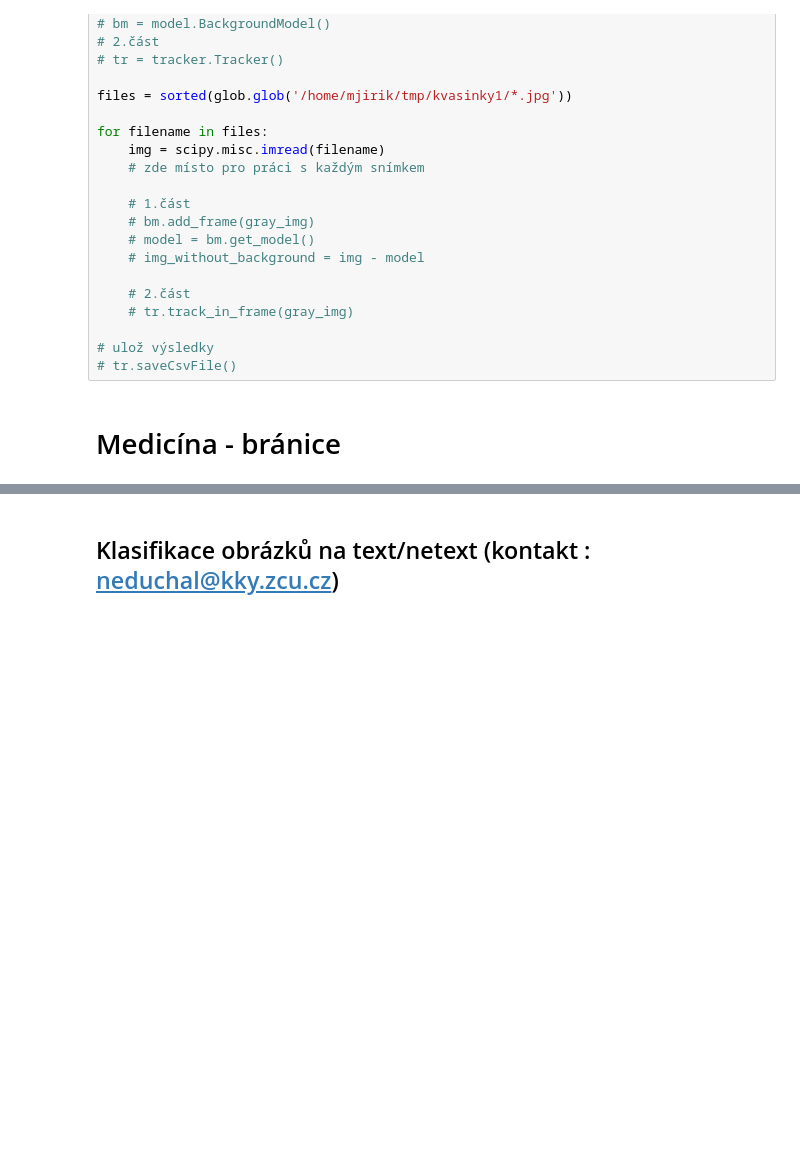
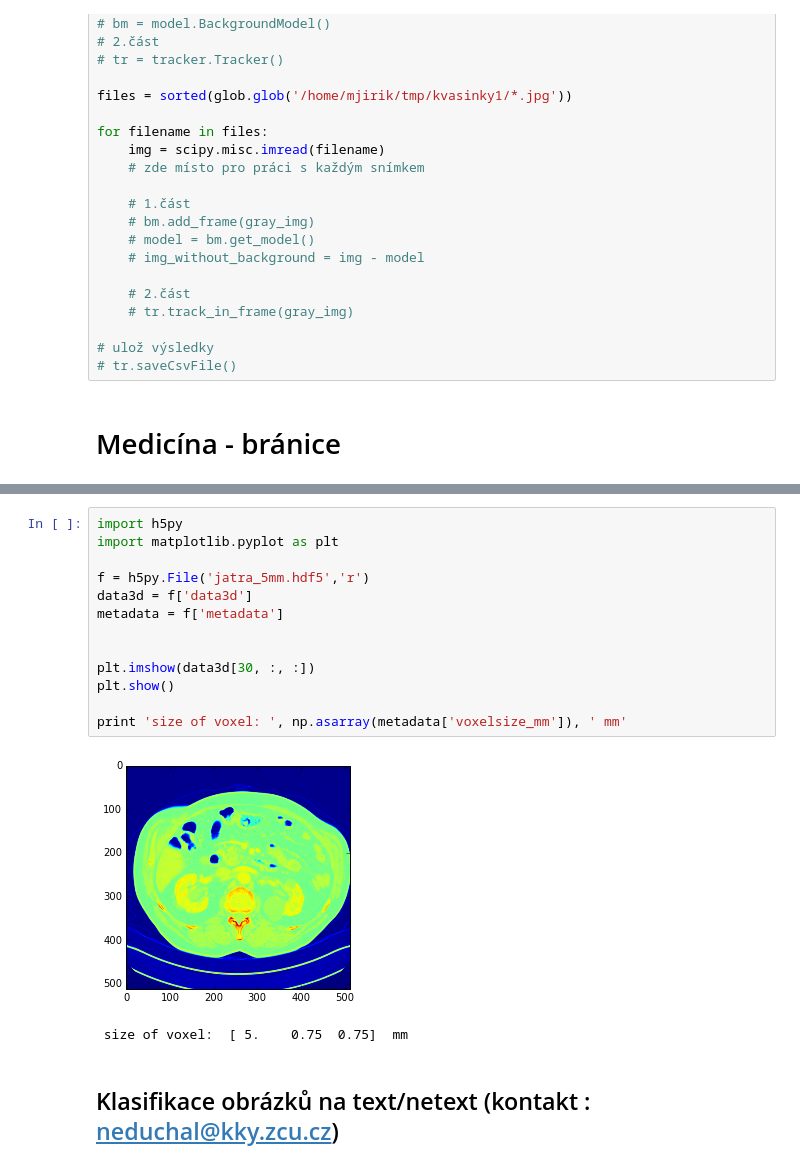
Before and after one commit to mjirik/ZDO, a Jupyter notebook: ZDOsem2016.ipynb, the cells around one changed output, grey strips where cells are left out. Drawn from its saved outputs; the diff is of its cells as text; blank space fills up the shorter version.

Commit message:
data játra

```diff
--- a/ZDOsem2016.ipynb
+++ b/ZDOsem2016.ipynb
@@ -89,3 +98,19 @@ for filename in files:
+# %%
+import h5py
+import matplotlib.pyplot as plt
+
+f = h5py.File('jatra_5mm.hdf5','r')
+data3d = f['data3d']
+metadata = f['metadata']
+
+
+plt.imshow(data3d[30, :, :])
+plt.show()
+
+print 'size of voxel: ', np.asarray(metadata['voxelsize_mm']), ' mm'
+# %% [output]
+[figure, added]
+ size of voxel:  [ 5.    0.75  0.75]  mm
 # %% [markdown]
 ## Klasifikace obrázků na text/netext (kontakt : neduchal@kky.zcu.cz)
 # %% [markdown]
```
Also changed, not shown: parts of 2 cells of this notebook.
